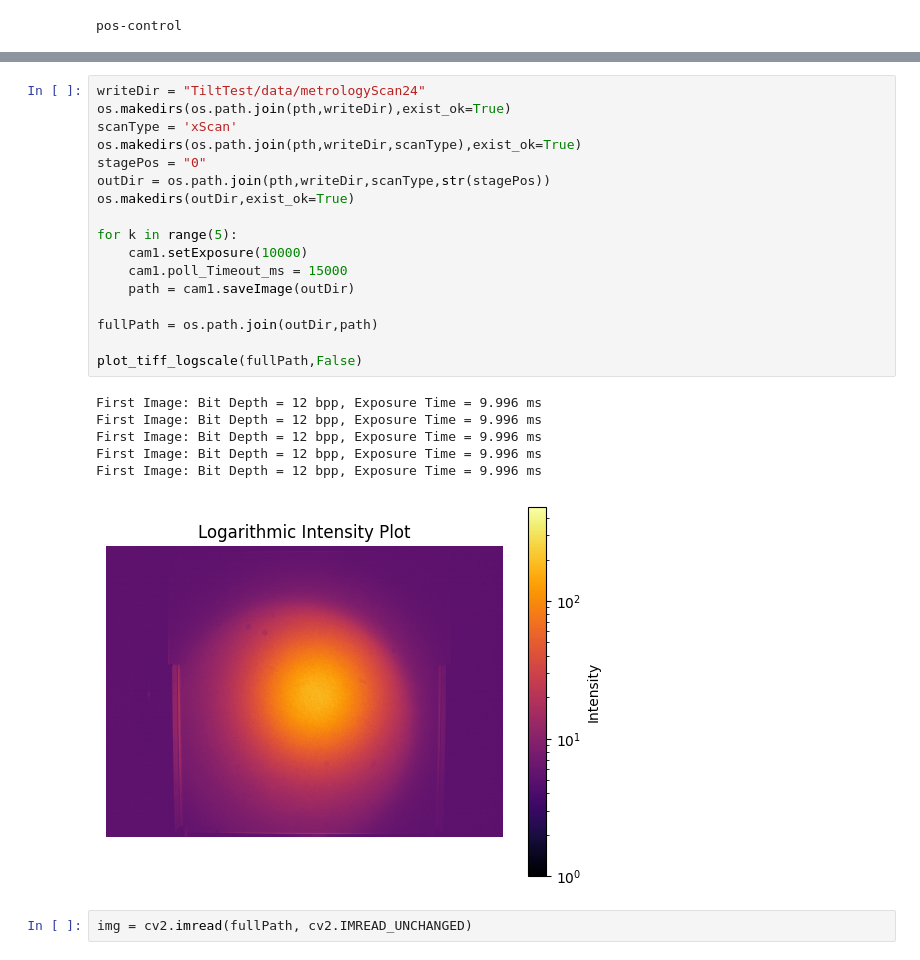
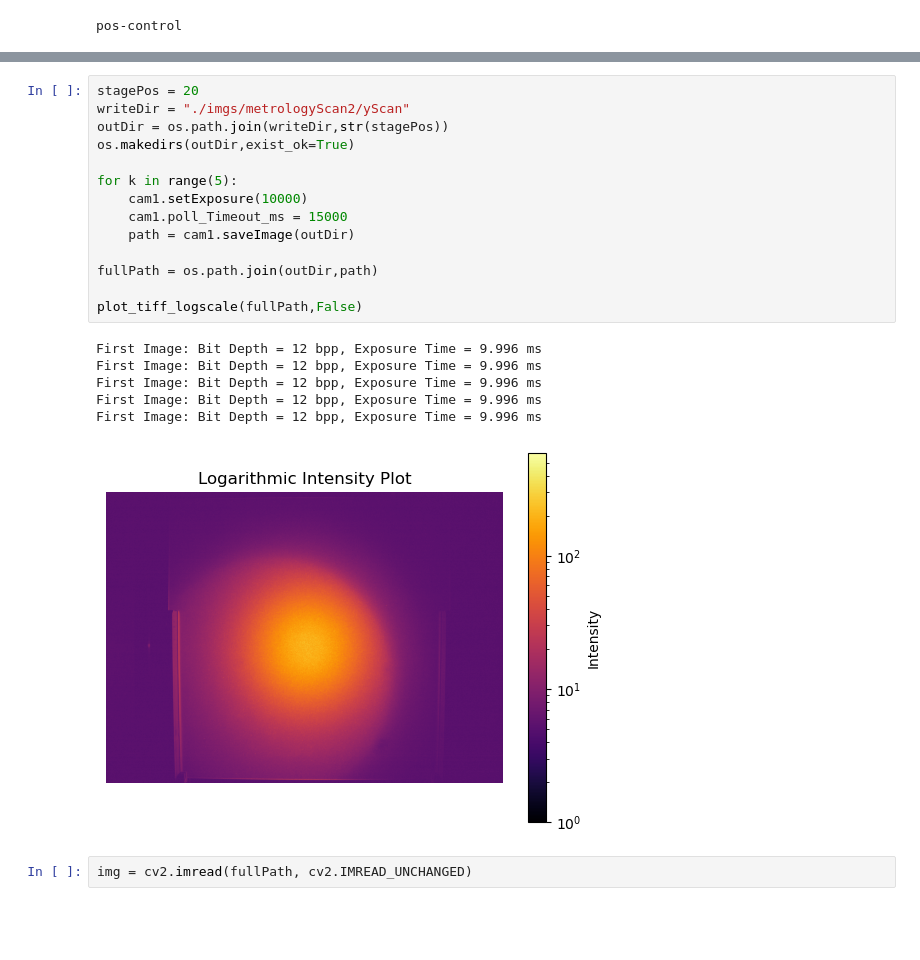
Before and after one commit to SSantosLab/LAB-positioner-tilt, a Jupyter notebook: notebooks/Thorlabs_Cam.ipynb, the cells around one changed output, grey strips where cells are left out. Saved outputs shown, nothing was run; the diff lists cells and outputs as text; blank space fills up the shorter version.

```diff
--- a/notebooks/Thorlabs_Cam.ipynb
+++ b/notebooks/Thorlabs_Cam.ipynb
@@ -49,27 +76,24 @@ def plot_tiff_logscale(image_path, save = False):
 # %%
-writeDir = "TiltTest/data/metrologyScan24"
-os.makedirs(os.path.join(pth,writeDir),exist_ok=True)
-scanType = 'xScan'
-os.makedirs(os.path.join(pth,writeDir,scanType),exist_ok=True)
-stagePos = "0"
-outDir = os.path.join(pth,writeDir,scanType,str(stagePos))
+stagePos = 20
+writeDir = "./imgs/metrologyScan2/yScan"
+outDir = os.path.join(writeDir,str(stagePos))
 os.makedirs(outDir,exist_ok=True)
 
 for k in range(5):
     cam1.setExposure(10000)
     cam1.poll_Timeout_ms = 15000
     path = cam1.saveImage(outDir)
 
 fullPath = os.path.join(outDir,path)
 
 plot_tiff_logscale(fullPath,False)
 # %% [output]
 First Image: Bit Depth = 12 bpp, Exposure Time = 9.996 ms
 First Image: Bit Depth = 12 bpp, Exposure Time = 9.996 ms
 First Image: Bit Depth = 12 bpp, Exposure Time = 9.996 ms
 First Image: Bit Depth = 12 bpp, Exposure Time = 9.996 ms
 First Image: Bit Depth = 12 bpp, Exposure Time = 9.996 ms
-[figure, old version]
+[figure, new version]
 # %%
 img = cv2.imread(fullPath, cv2.IMREAD_UNCHANGED)
 # %%
```
Also changed, not shown: parts of 6 cells of this notebook.
